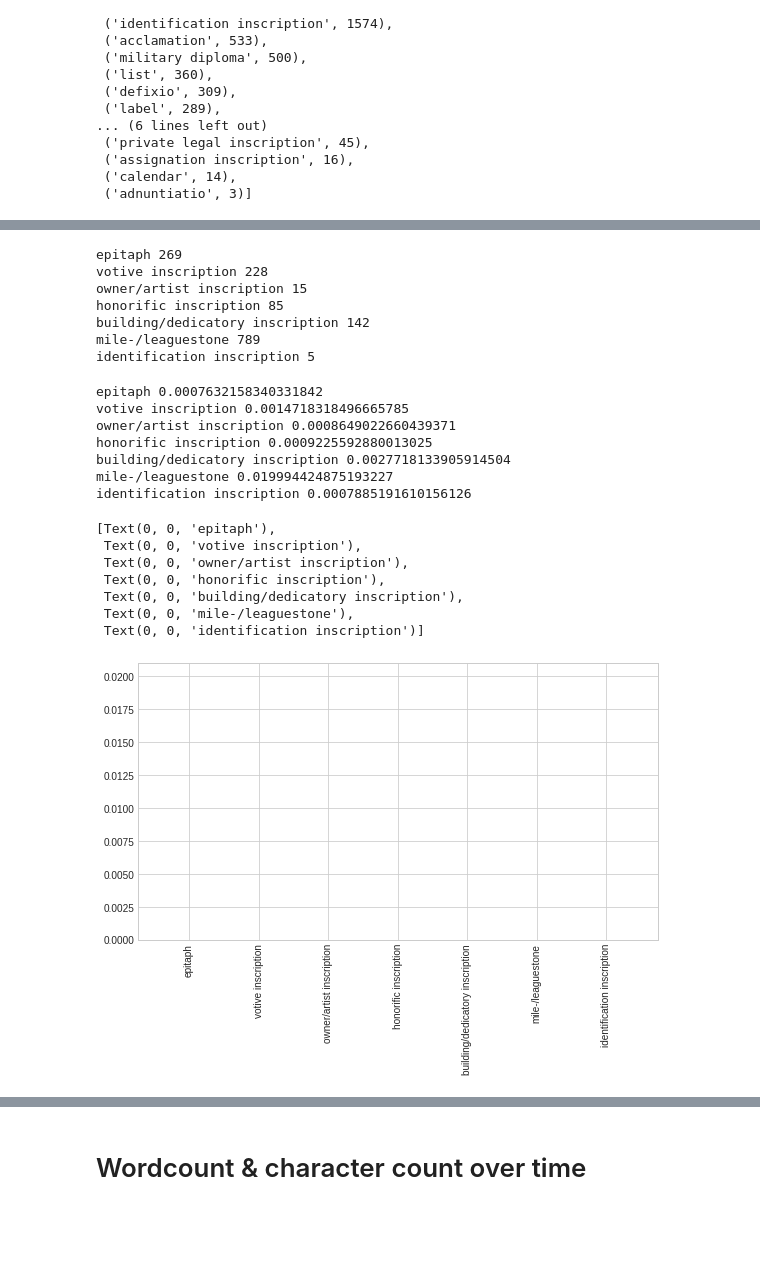
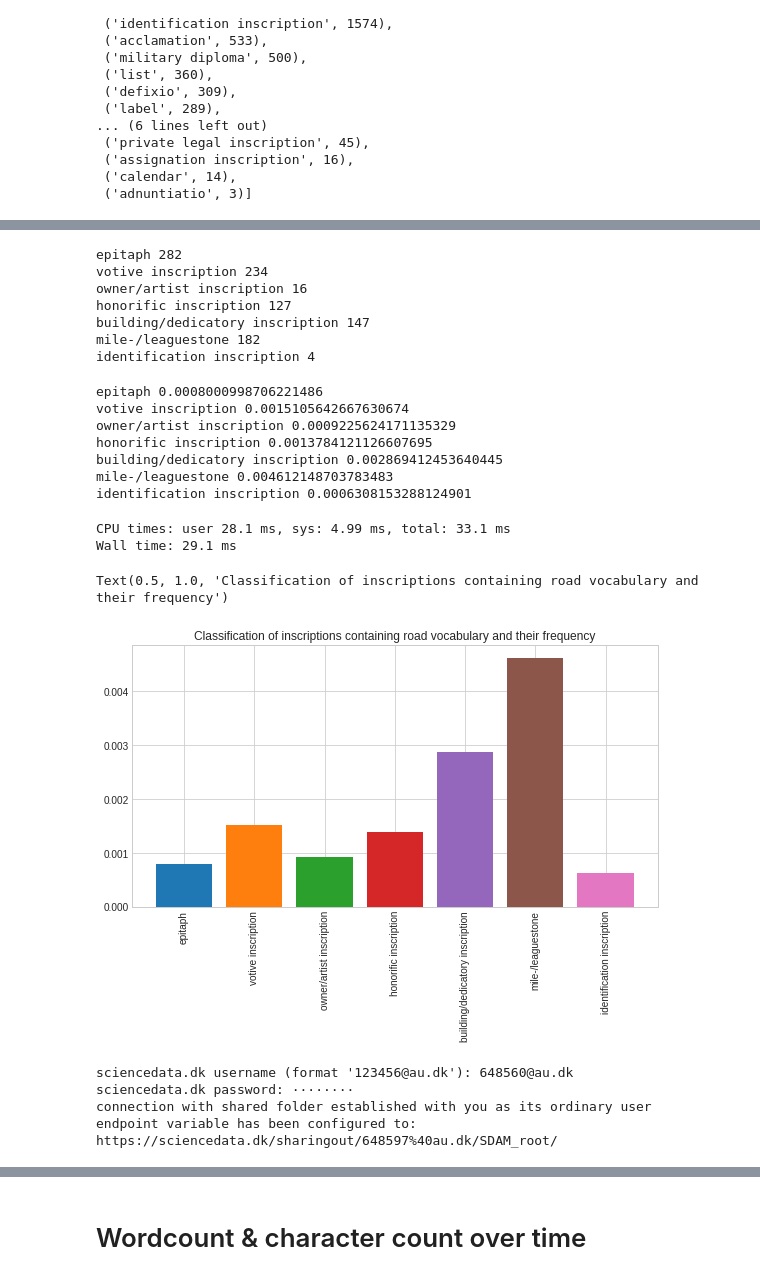
Before and after one commit to sdam-au/epigraphic_roads, a Jupyter notebook: scripts/2_5_py_TEMPORAL_TERMS.ipynb, the cells around one changed output, grey strips where cells are left out. Drawn from its saved outputs; the diff is of its cells as text; code cells hidden in the pictures; blank space fills up the shorter version.

```diff
--- a/scripts/2_5_py_TEMPORAL_TERMS.ipynb
+++ b/scripts/2_5_py_TEMPORAL_TERMS.ipynb
@@ -41,10 +49,9 @@ endpoint variable has been configured to: https://sciencedata.dk/files/
 # %%
 # read datasets in public folders
 
-publicfolder = "SDAM_root/SDAM_data/epigraphic_roads"
+publicfolder = "66cbabddae0e02c6ae6c15be9746990c/"
 
-#publicfolder = "don't have it yet"
-EDH = sddk.read_file("EDH_occups.json", "df", publicfolder)
-EDCS = sddk.read_file("EDCS_occups.json", "df", publicfolder)
+EDH = sddk.read_file("EDH_terms_2021-02-26.json", "df", publicfolder)
+EDCS = sddk.read_file("EDCS_terms_2021-02-26.json", "df", publicfolder)
 # %% [output]
 reading file located in a public folder
@@ -54,4 +58,0 @@ file has not been found; check filename and path.
-# %%
-# interim version with local files on the server (until public folder is ready)
-EDH = pd.read_json("data/EDH_terms_2021-02-19.json")
-EDCS = pd.read_json("data/EDCS_terms_2021-02-19.json")
@@ -141,0 +155,4 @@ simulations_by_type_len
+# %%
+%%time
+# generate column with random umbers
+EDH["random_dates"] = EDH.apply(lambda row: model_date(row["not_before"], row["not_after"], 1000), axis=1)
@@ -235,13 +264,13 @@ for ins_type_tup in simulations_by_type_len[:7]:
     print(ins_type_tup[0], subset_df["terms_N"].sum())
     #subset_df = EDH[EDH["type_of_inscription_clean"]==ins_type_tup[0]]
 # %% [output]
-epitaph 269
-votive inscription 228
-owner/artist inscription 15
-honorific inscription 85
-building/dedicatory inscription 142
-mile-/leaguestone 789
-identification inscription 5
+epitaph 282
+votive inscription 234
+owner/artist inscription 16
+honorific inscription 127
+building/dedicatory inscription 147
+mile-/leaguestone 182
+identification inscription 4
 # %%
 types, frequencies = [], []
 
@@ -253,29 +282,35 @@ for ins_type_tup in simulations_by_type_len[:7]:
     print(ins_type_tup[0], subset_df["terms_N"].sum() / subset_wordcount)
     #subset_df = EDH[EDH["type_of_inscription_clean"]==ins_type_tup[0]]
 # %% [output]
-epitaph 0.0007632158340331842
-votive inscription 0.0014718318496665785
-owner/artist inscription 0.0008649022660439371
-honorific inscription 0.0009225592880013025
-building/dedicatory inscription 0.0027718133905914504
-mile-/leaguestone 0.019994424875193227
-identification inscription 0.0007885191610156126
+epitaph 0.0008000998706221486
+votive inscription 0.0015105642667630674
+owner/artist inscription 0.0009225624171135329
+honorific inscription 0.0013784121126607695
+building/dedicatory inscription 0.002869412453640445
+mile-/leaguestone 0.004612148703783483
+identification inscription 0.0006308153288124901
 # %%
+%%time
 fig, ax  = plt.subplots(figsize=(8, 6), tight_layout=True)
+plt.style.use("seaborn-whitegrid")
 
 ax.bar(types, frequencies, color=tab_colors_list[:len(simulations_by_type)])
 y_pos = range(len(types))
 ax.set_xticks(y_pos, types)
 ax.set_xticklabels(labels = types, rotation="vertical")
+ax.set_title("Classification of inscriptions containing road vocabulary and their frequency")
 # %% [output]
-[Text(0, 0, 'epitaph'),
- Text(0, 0, 'votive inscription'),
- Text(0, 0, 'owner/artist inscription'),
- Text(0, 0, 'honorific inscription'),
- Text(0, 0, 'building/dedicatory inscription'),
- Text(0, 0, 'mile-/leaguestone'),
- Text(0, 0, 'identification inscription')]
+CPU times: user 28.1 ms, sys: 4.99 ms, total: 33.1 ms
+Wall time: 29.1 ms
+Text(0.5, 1.0, 'Classification of inscriptions containing road vocabulary and their frequency')
-[figure, old version]
+[figure, new version]
+# %%
+conf = sddk.configure("SDAM_root", "648597@au.dk")
+# %% [output]
+sciencedata.dk username (format '123456@au.dk'): 648560@au.dk
+sciencedata.dk password: ········
+connection with shared folder established with you as its ordinary user
+endpoint variable has been configured to: https://sciencedata.dk/sharingout/648597%40au.dk/SDAM_root/
 # %%
 sddk.write_file("SDAM_data/epigraphic_roads/EDH_terms_by_instypes.png", fig, conf)
 # %% [output]
```
Also changed, not shown: parts of 29 cells of this notebook, 6 other files.
